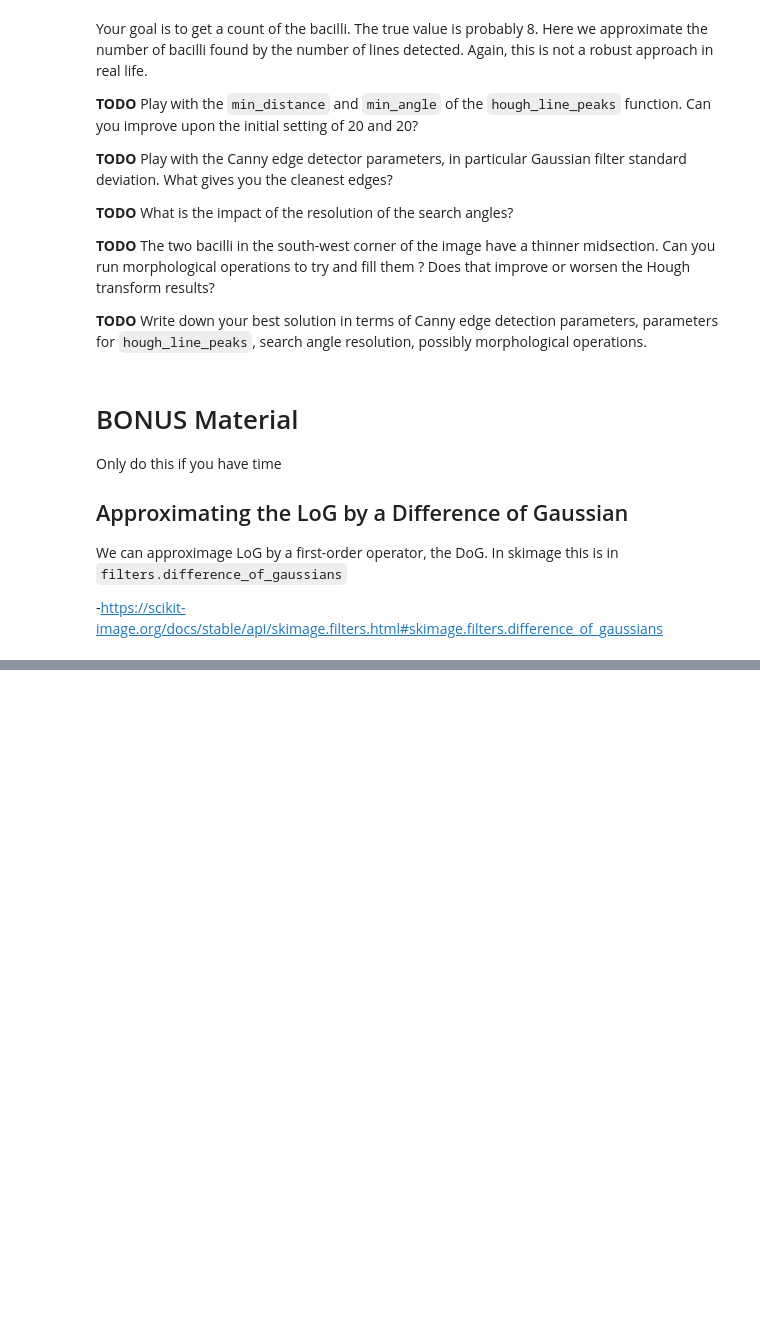
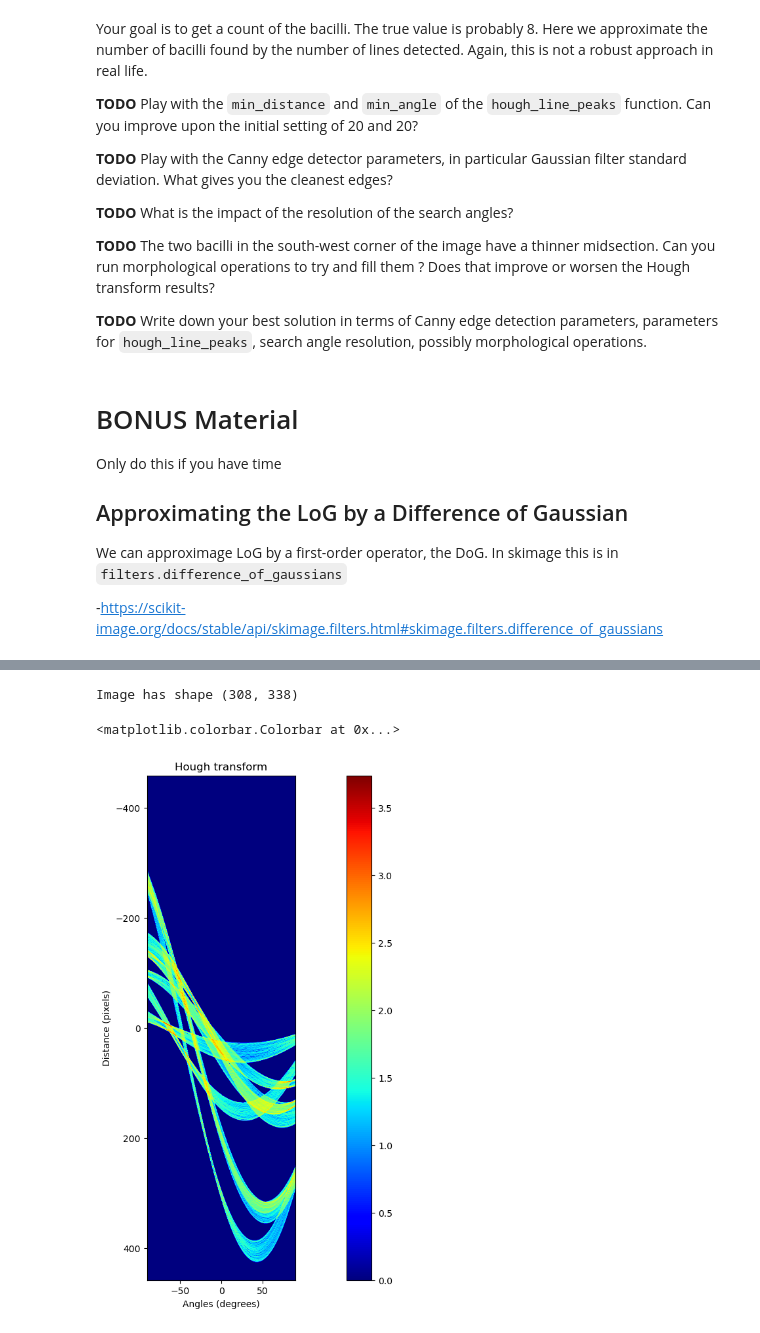
Before and after one commit to TranslationalML/course-image-analysis, a Jupyter notebook: module2/feature_extraction.ipynb, the cells around one changed output, grey strips where cells are left out. Saved outputs shown, nothing was run; the diff lists cells and outputs as text; code cells hidden in the pictures; blank space fills up the shorter version.

Commit message:
(feat) bonus excercise on Hough space thresholding

```diff
--- a/module2/feature_extraction.ipynb
+++ b/module2/feature_extraction.ipynb
@@ -29,9 +29,8 @@ from skimage.feature import blob_log # Laplacian of Gaussian
 
 import matplotlib.pyplot as plt # plotting
 
-
-path_to_images= './data'    # Local: where the images are relative to this notebook
-#path_to_images= os.path.join('Module2','data')    # Nuvolos: where the images are relative to this notebook
+#path_to_images= './data'    # Local: where the images are relative to this notebook
+path_to_images= os.path.join('Module2','data')    # Nuvolos: where the images are relative to this notebook
 # %% [markdown]
 ## Data loading and exploration
 
@@ -414,0 +390,37 @@ Image has shape (512, 640)
+# %%
+"""
+Hough space display and thresholding
+"""
+# Load and normalize the Gram stain image
+image_file = os.path.join(path_to_images, 'gram_negative_bacilli_crop.png')
+img = io.imread(image_file)
+img = color.rgb2gray(img) # convert to grayscale
+img = img/np.max(img) # normalize the image to [0,1]
+print(f'Image has shape {img.shape}')
+
+# find edges
+edges=canny(img, sigma=1)
+
+# Run the Hough transform
+search_angles = np.linspace(-np.pi / 2, np.pi / 2, 360, endpoint=False)
+houghspace, houghangles, houghdistances = hough_line(edges, theta=search_angles)
+
+# Plot hough space (code from skimage doc https://scikit-image.org/docs/stable/auto_examples/edges/plot_line_hough_transform.html#sphx-glr-auto-examples-edges-plot-line-hough-transform-py)
+plt.figure(figsize=(20, 10))
+angle_step = 0.5 * np.diff(houghangles).mean()
+d_step = 0.5 * np.diff(houghdistances).mean()
+bounds = [
+    np.rad2deg(houghangles[0] - angle_step),
+    np.rad2deg(houghangles[-1] + angle_step),
+    houghdistances[-1] + d_step,
+    houghdistances[0] - d_step,
+]
+plt.imshow(np.log(1 + houghspace), extent=bounds, cmap='jet', aspect=1 / 1.5)
+plt.title('Hough transform')
+plt.xlabel('Angles (degrees)')
+plt.ylabel('Distance (pixels)')
+plt.colorbar()
+# %% [output]
+Image has shape (308, 338)
+<matplotlib.colorbar.Colorbar at 0x...>
+[figure, added]
```
Also changed, not shown: parts of 11 cells of this notebook.
